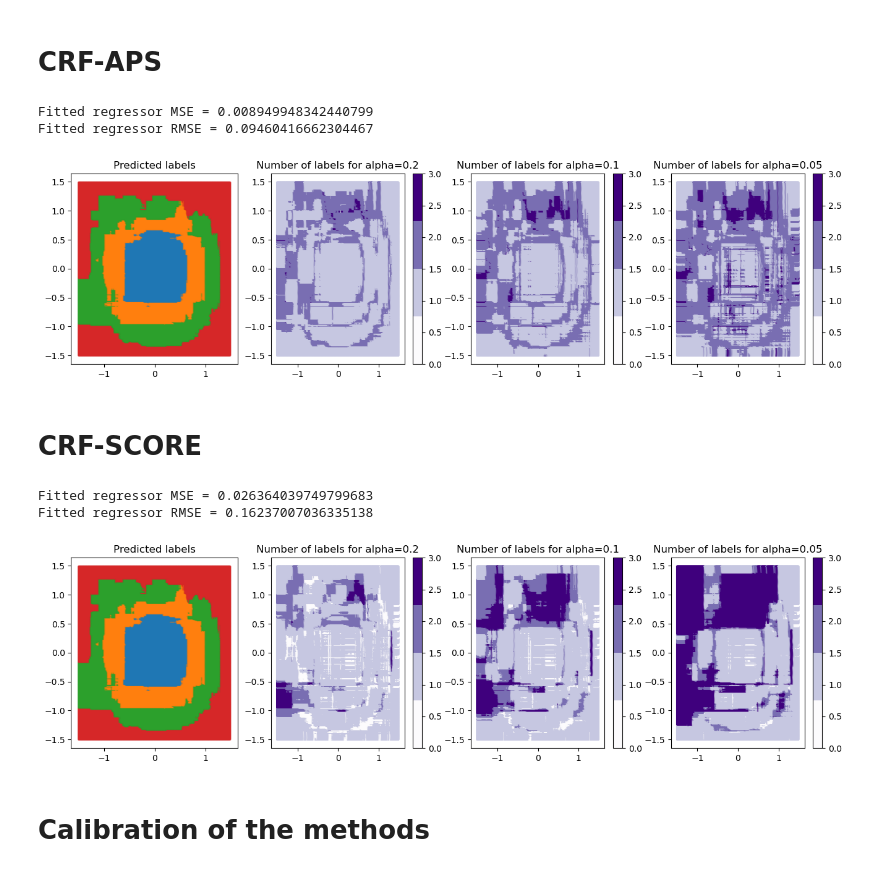
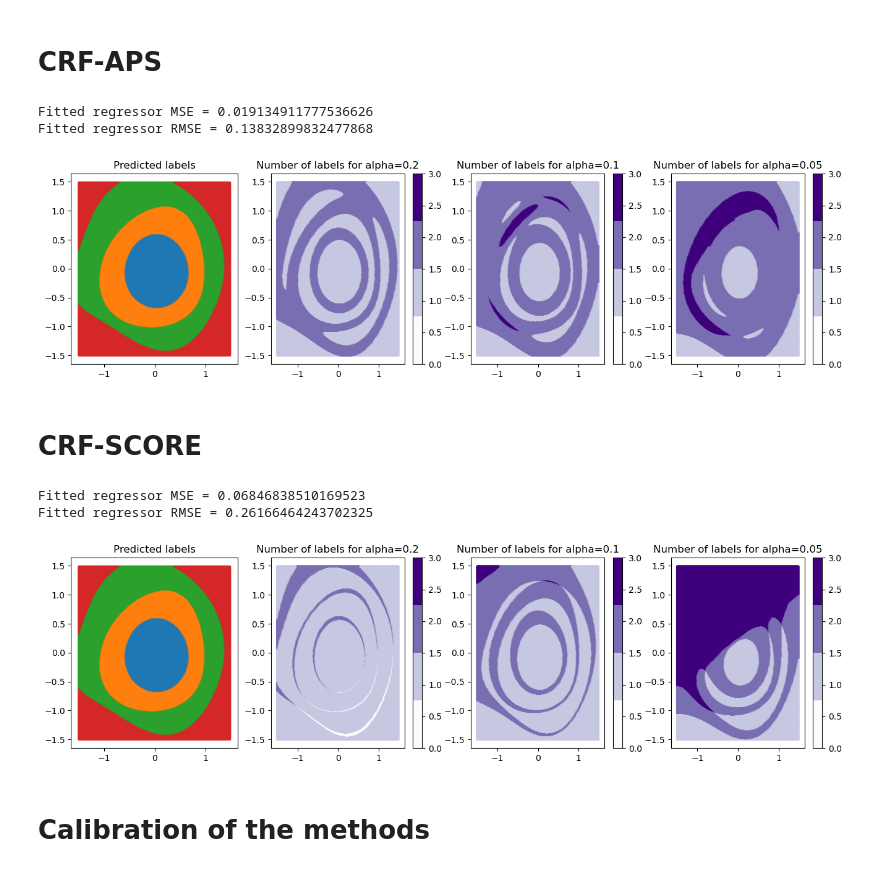
Before and after one commit to simai-ml/MAPIE, a Jupyter notebook: notebooks/generated_dataset.ipynb, the cells around one changed output. Saved outputs shown, nothing was run; the diff lists cells and outputs as text; code cells hidden in the pictures.

```diff
--- a/notebooks/generated_dataset.ipynb
+++ b/notebooks/generated_dataset.ipynb
@@ -301,7 +305,7 @@ plot_results(alpha, X_test_mesh, y_pred_score, y_ps_score)
 # %% [markdown]
 ## APS Method
 # %%
-mapie_score = MapieClassifier(estimator=grid, cv="prefit", method="cumulated_score")
-mapie_score.fit(X_cal_masked, y_cal_masked)
-y_pred_score, y_ps_score = mapie_score.predict(X_test_mesh, alpha=alpha)
+mapie_aps = MapieClassifier(estimator=grid, cv="prefit", method="cumulated_score")
+mapie_aps.fit(X_cal_masked, y_cal_masked)
+y_pred_aps, y_ps_aps = mapie_aps.predict(X_test_mesh, alpha=alpha)
 # %%
@@ -311,51 +315,55 @@ plot_results(alpha, X_test_mesh, y_pred_score, y_ps_score)
 # %% [markdown]
 # CRF-APS
 # %%
-y_res_score = get_residual(grid, X_res_masked, y_res_masked, 'crf_aps')
+y_res_aps = get_residual(grid, X_res_masked, y_res_masked, 'crf_aps')
 
 # Fit residual predictor
-regr = RandomForestRegressor().fit(X_res_masked, y_res_score)
+regr_aps = LinearRegression().fit(X_res_masked, y_res_aps)
 # %%
-evaluate_regressor(model=grid, regressor=regr, X_calibration=X_cal_masked, y_calibration=y_cal_masked, method='crf_aps')
+evaluate_regressor(model=grid, regressor=regr_aps, X_calibration=X_cal_masked, y_calibration=y_cal_masked, method='crf_aps')
 # %% [output]
-Fitted regressor MSE = 0.008949948342440799
-Fitted regressor RMSE = 0.09460416662304467
+Fitted regressor MSE = 0.019134911777536626
+Fitted regressor RMSE = 0.13832899832477868
 # %%
-mapie_score = MapieClassifier(estimator=grid, cv="prefit", method="crf_aps")
+mapie_aps_crf = MapieClassifier(estimator=grid, cv="prefit", method="crf_aps")
 
-y_cal_pred = regr.predict(X_cal_masked)
-mapie_score.fit(X_cal_masked, y_cal_masked, residuals=y_cal_pred)
+y_cal_pred = regr_aps.predict(X_cal_masked)
+mapie_aps_crf.fit(X_cal_masked, y_cal_masked, residuals=y_cal_pred)
 
-y_test_pred_res = regr.predict(X_test_mesh)
-y_pred_score, y_ps_score = mapie_score.predict(X_test_mesh, alpha=alpha, residuals=y_test_pred_res)
+y_test_pred_res = regr_aps.predict(X_test_mesh)
+y_pred_aps_crf, y_ps_aps_crf = mapie_aps_crf.predict(X_test_mesh, alpha=alpha, residuals=y_test_pred_res)
 
-plot_results(alpha, X_test_mesh, y_pred_score, y_ps_score)
+plot_results(alpha, X_test_mesh, y_pred_aps_crf, y_ps_aps_crf)
 # %% [output]
-[figure, old version]
+[figure, new version]
 # %% [markdown]
 # CRF-SCORE
 # %%
 y_res_score = get_residual(grid, X_res_masked, y_res_masked, 'crf_score')
 
 # Fit residual predictor
-regr = RandomForestRegressor(n_estimators=10000).fit(X_res_masked, y_res_score)
+regr_score = LinearRegression().fit(X_res_masked, y_res_score)
 # %%
-evaluate_regressor(model=grid, regressor=regr, X_calibration=X_cal_masked, y_calibration=y_cal_masked, method='crf_score')
+evaluate_regressor(
+    model=grid, regressor=regr_score,
+    X_calibration=X_cal_masked,
+    y_calibration=y_cal_masked, method='crf_score'
+)
 # %% [output]
-Fitted regressor MSE = 0.026364039749799683
-Fitted regressor RMSE = 0.16237007036335138
+Fitted regressor MSE = 0.06846838510169523
+Fitted regressor RMSE = 0.26166464243702325
 # %%
-mapie_score = MapieClassifier(estimator=grid, cv="prefit", method="crf_score")
+mapie_crf_score = MapieClassifier(estimator=grid, cv="prefit", method="crf_score")
 
-y_cal_pred = regr.predict(X_cal_masked)
-mapie_score.fit(X_cal_masked, y_cal_masked, residuals=y_cal_pred)
+y_cal_pred = regr_score.predict(X_cal_masked)
+mapie_crf_score.fit(X_cal_masked, y_cal_masked, residuals=y_cal_pred)
 
-y_test_pred_res = regr.predict(X_test_mesh)
-y_pred_score, y_ps_score = mapie_score.predict(X_test_mesh, alpha=alpha, residuals=y_test_pred_res)
+y_test_pred_res = regr_score.predict(X_test_mesh)
+y_pred_crf_score, y_ps_crf_score = mapie_crf_score.predict(X_test_mesh, alpha=alpha, residuals=y_test_pred_res)
 
-plot_results(alpha, X_test_mesh, y_pred_score, y_ps_score)
+plot_results(alpha, X_test_mesh, y_pred_crf_score, y_ps_crf_score)
 # %% [output]
-[figure, old version]
+[figure, new version]
 # %% [markdown]
 # Calibration of the methods
 # %%
```
Also changed, not shown: parts of 13 cells of this notebook.
